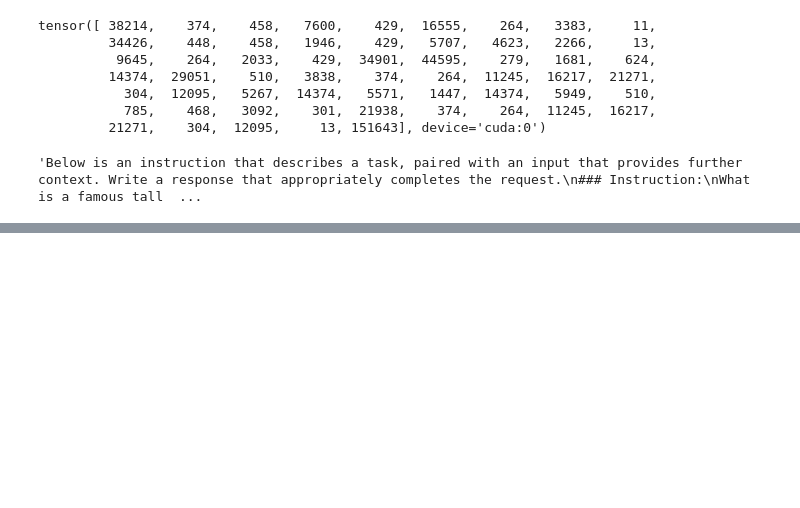
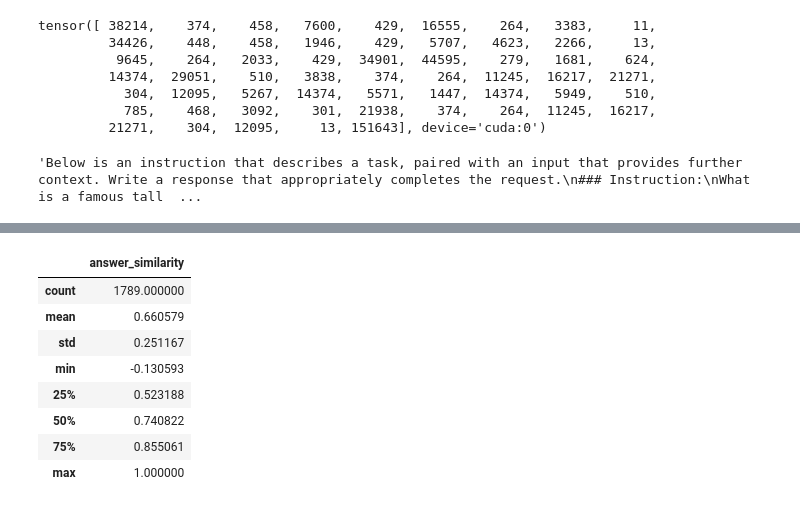
Before and after one commit to Croissant-Team-Cinnamon-Bootcamp-2024/homework-week-7, a Jupyter notebook: Finetune_Qwen2_1_5B.ipynb, the cells around one changed output, grey strips where cells are left out. Drawn from its saved outputs; the diff is of its cells as text; code cells hidden in the pictures; blank space fills up the shorter version.

```diff
--- a/Finetune_Qwen2_1_5B.ipynb
+++ b/Finetune_Qwen2_1_5B.ipynb
@@ -286,0 +302,12 @@ with open('answers.json', 'w') as f:
+# %%
+df.describe()
+# %% [output]
+|  | answer_similarity |
+| count | 1789.000000 |
+| mean | 0.660579 |
+| std | 0.251167 |
+| min | -0.130593 |
+| 25% | 0.523188 |
+| 50% | 0.740822 |
+| 75% | 0.855061 |
+| max | 1.000000 |
```
Also changed, not shown: parts of 3 cells of this notebook.
